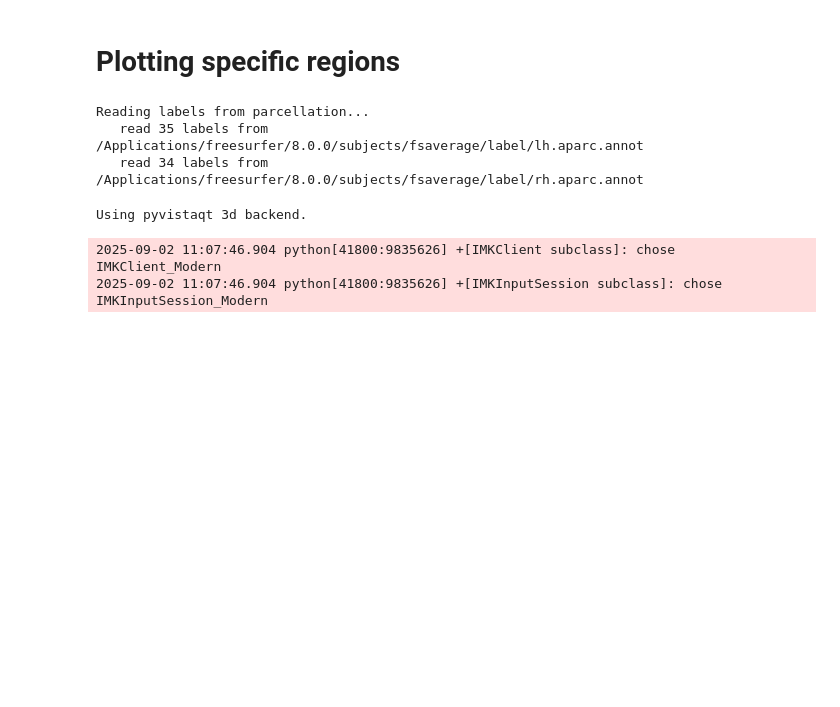
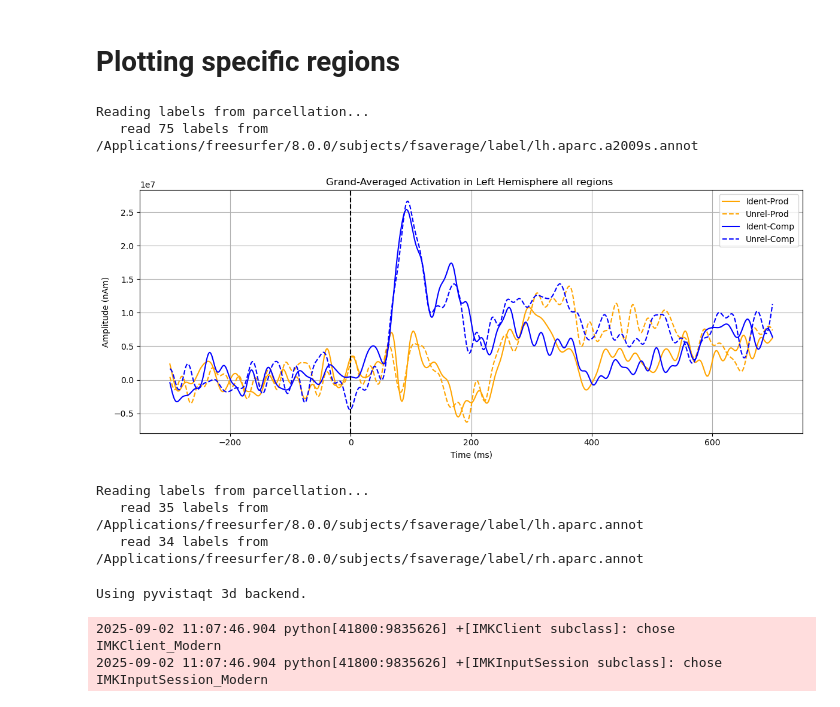
Before and after one commit to audreylaun/meg, a Jupyter notebook: Plotting/source_plots.ipynb, the cells around one changed output. Saved outputs shown, nothing was run; the diff lists cells and outputs as text; code cells hidden in the pictures; blank space fills up the shorter version.

Commit message:
Plotting STCs

```diff
--- a/Plotting/source_plots.ipynb
+++ b/Plotting/source_plots.ipynb
@@ -145,9 +145,9 @@ def plot_roi_ga(condition_stcs, region="all"):
     else:
         timecourses = {}
         for label, stcs in condition_stcs.items():
-            roi_stc = grand_average_stcs(stcs)
-            timecourses[label] = roi_stc.data.mean(axis=0)  # average across vertices
-            times = roi_stc.times * 1000  # convert to ms (only need once)
+            # roi_stc = grand_average_stcs(stcs)
+            timecourses[label] = stcs.data.mean(axis=0)  # average across vertices
+            times = stcs.times * 1000  # convert to ms (only need once)
         title = "all regions "
         flip = False
 
@@ -155,7 +155,24 @@ def plot_roi_ga(condition_stcs, region="all"):
     plt.figure(figsize=(12, 5))
 
     for label, timecourse in timecourses.items():
-        plt.plot(times, timecourse * 1e9, label=label)  # convert Am to nAm
+        # Decide color based on task (prod vs comp)
+        if "Prod" in label:
+            color = "orange"
+        elif "Comp" in label:
+            color = "blue"
+        else:
+            color = "gray"  # fallback, just in case
+
+        # Decide linestyle based on prime (ident = primed vs unrel = unprimed)
+        if "Ident" in label:
+            linestyle = "-"  # dotted
+        elif "Unrel" in label:
+            linestyle = "--"  # solid
+        else:
+            linestyle = "--"  # fallback
+
+        plt.plot(times, timecourse * 1e9, label=label, linestyle=linestyle, color=color)  # convert Am to nAm
+
 
     plt.xlabel('Time (ms)')
     plt.ylabel('Amplitude (nAm)')
@@ -213,5 +211,23 @@ brain.add_text(0.0, 0.3, 'Production Difference', "title", font_size=14)
 # %% [markdown]
 # Plotting specific regions
+# %%
+condition_stcs = {
+    'Ident-Prod': avg_ident_prod,
+    'Unrel-Prod': avg_unrel_prod,
+    'Ident-Comp': avg_ident_comp,
+    'Unrel-Comp': avg_unrel_comp
+}
+
+# condition_stcs = {
+#     "Production Difference (unprime-prime)": prod_dif,
+#     "Comprehension Difference (unprime-prime)": comp_dif
+# }
+
+plot_roi_ga(condition_stcs, "all")
+# %% [output]
+Reading labels from parcellation...
+   read 75 labels from /Applications/freesurfer/8.0.0/subjects/fsaverage/label/lh.aparc.a2009s.annot
+[figure, added]
 # %%
 labels = mne.read_labels_from_annot(
     subject='fsaverage',
```
Also changed, not shown: parts of 6 cells of this notebook, 3 other files.
